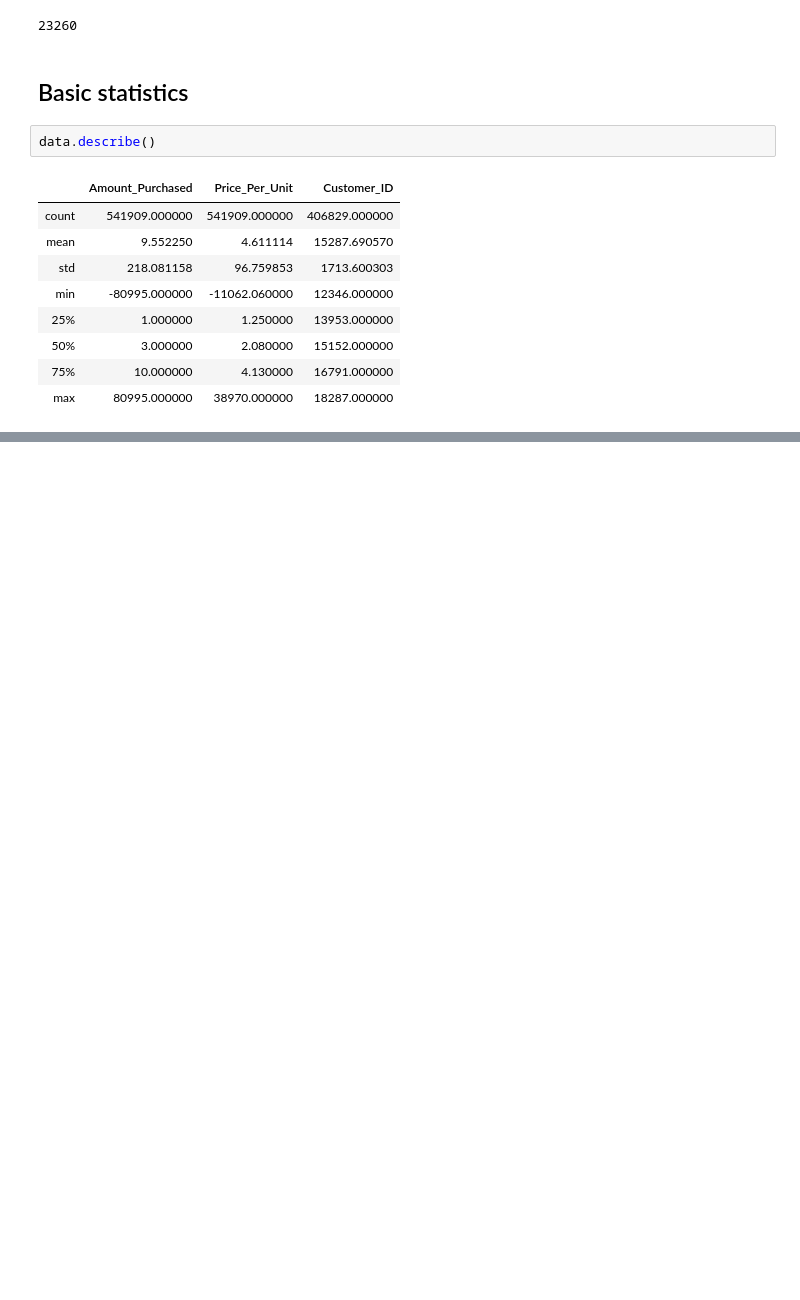
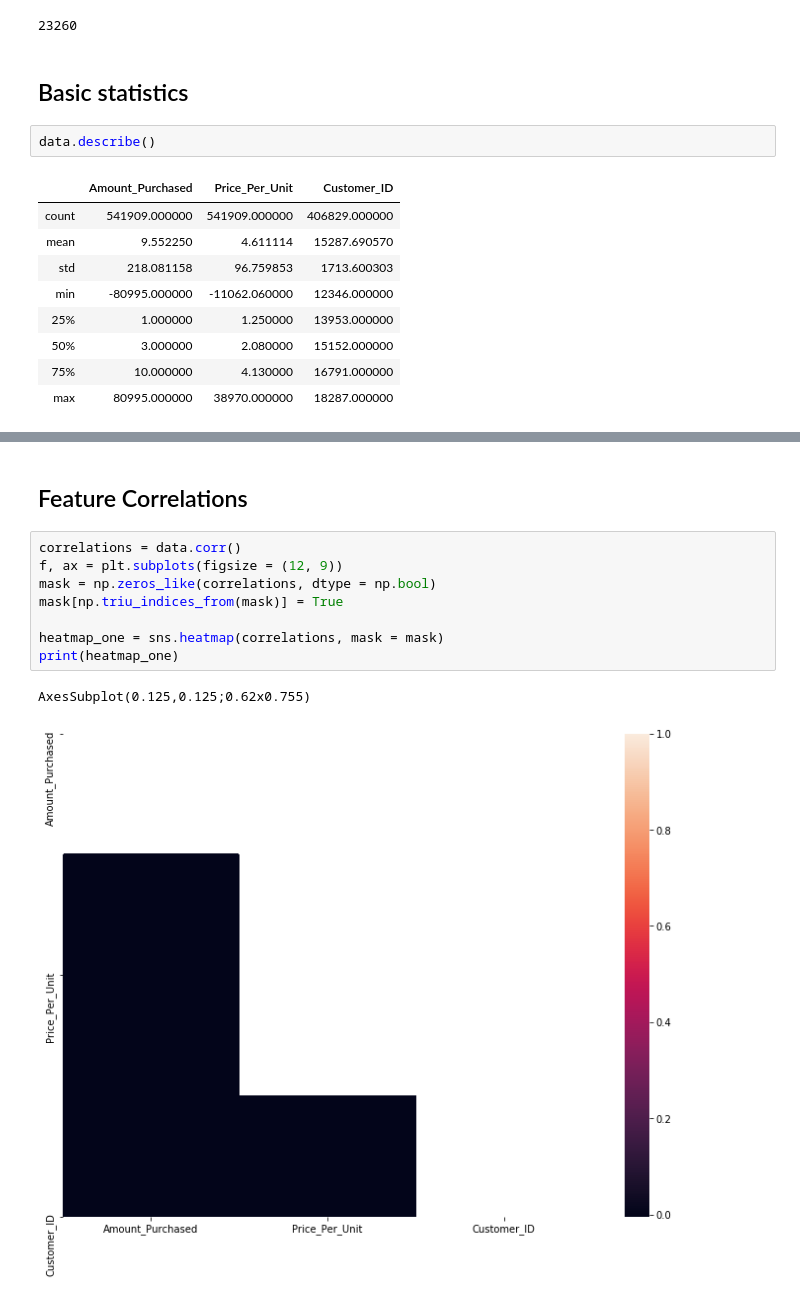
Before and after one commit to calvintirrell/ecommerce_data, a Jupyter notebook: notebooks/ecomm_project.ipynb, the cells around one changed output, grey strips where cells are left out. Drawn from its saved outputs; the diff is of its cells as text; blank space fills up the shorter version.

```diff
--- a/notebooks/ecomm_project.ipynb
+++ b/notebooks/ecomm_project.ipynb
@@ -267,0 +274,13 @@ sns.jointplot(x = 'Price_Per_Unit', y = 'Amount_Purchased', data = data, kind =
+# %% [markdown]
+## Feature Correlations
+# %%
+correlations = data.corr()
+f, ax = plt.subplots(figsize = (12, 9))
+mask = np.zeros_like(correlations, dtype = np.bool)
+mask[np.triu_indices_from(mask)] = True
+
+heatmap_one = sns.heatmap(correlations, mask = mask)
+print(heatmap_one)
+# %% [output]
+AxesSubplot(0.125,0.125;0.62x0.755)
+[figure, added]
```
Also changed, not shown: parts of 5 cells of this notebook.
